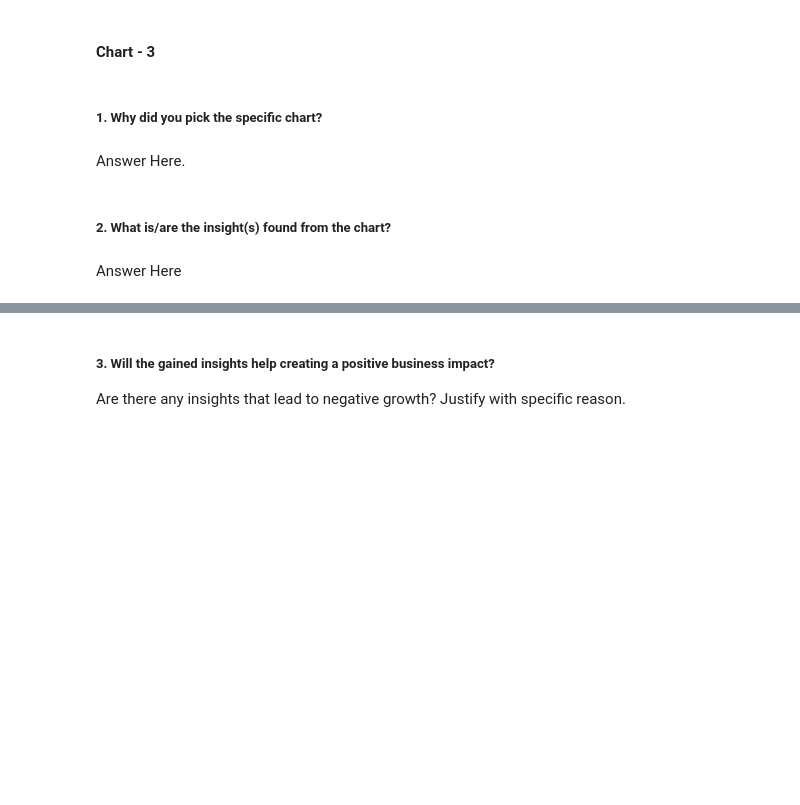
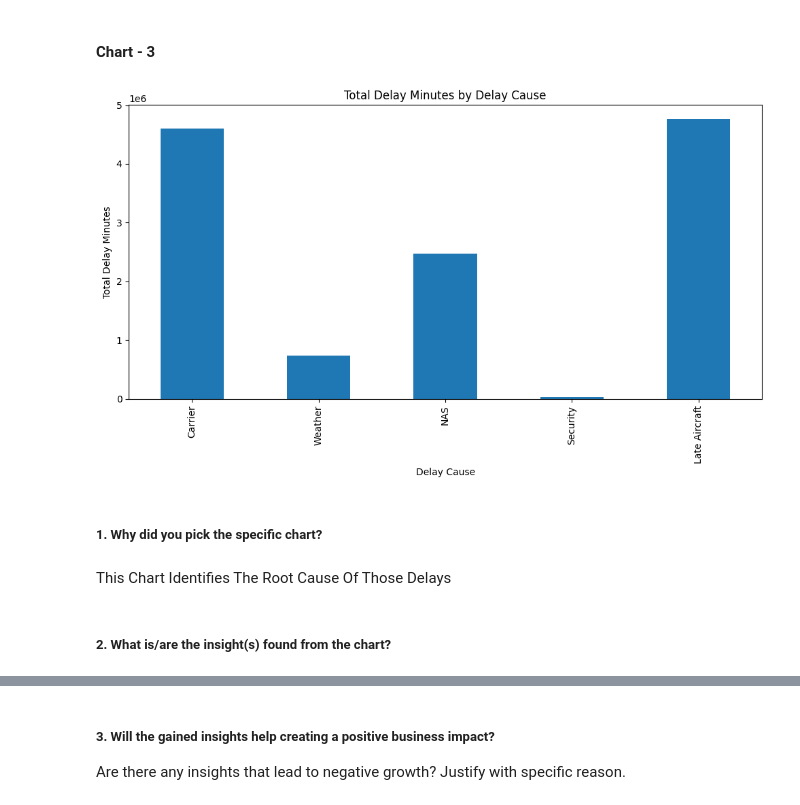
Before and after one commit to sanyam092006/ml_new, a Jupyter notebook: Sample_EDA_Submission_Template.ipynb, the cells around one changed output, grey strips where cells are left out. Saved outputs shown, nothing was run; the diff lists cells and outputs as text; code cells hidden in the pictures; blank space fills up the shorter version.

```diff
--- a/Sample_EDA_Submission_Template.ipynb
+++ b/Sample_EDA_Submission_Template.ipynb
@@ -295,8 +342,43 @@ Answer Here
+# %%
+# Chart - 3 visualization code
+import matplotlib.pyplot as plt
+
+# Sum delay minutes for each delay cause
+delay_causes = df[
+    [
+        'DELAY_DUE_CARRIER',
+        'DELAY_DUE_WEATHER',
+        'DELAY_DUE_NAS',
+        'DELAY_DUE_SECURITY',
+        'DELAY_DUE_LATE_AIRCRAFT'
+    ]
+].fillna(0).sum()
+
+
+delay_causes.index = [
+    'Carrier',
+    'Weather',
+    'NAS',
+    'Security',
+    'Late Aircraft'
+]
+
+
+plt.figure(figsize=(10,6))
+delay_causes.plot(kind='bar')
+
+plt.title('Total Delay Minutes by Delay Cause')
+plt.xlabel('Delay Cause')
+plt.ylabel('Total Delay Minutes')
+
+plt.tight_layout()
+
+plt.show()
+# %% [output]
+[figure, added]
 # %% [markdown]
 ##### 1. Why did you pick the specific chart?
-# %% [markdown]
-Answer Here.
+# %% [markdown]
+This Chart Identifies The Root Cause Of Those Delays
 # %% [markdown]
 ##### 2. What is/are the insight(s) found from the chart?
-# %% [markdown]
-Answer Here
```
Also changed, not shown: parts of 12 cells of this notebook.
